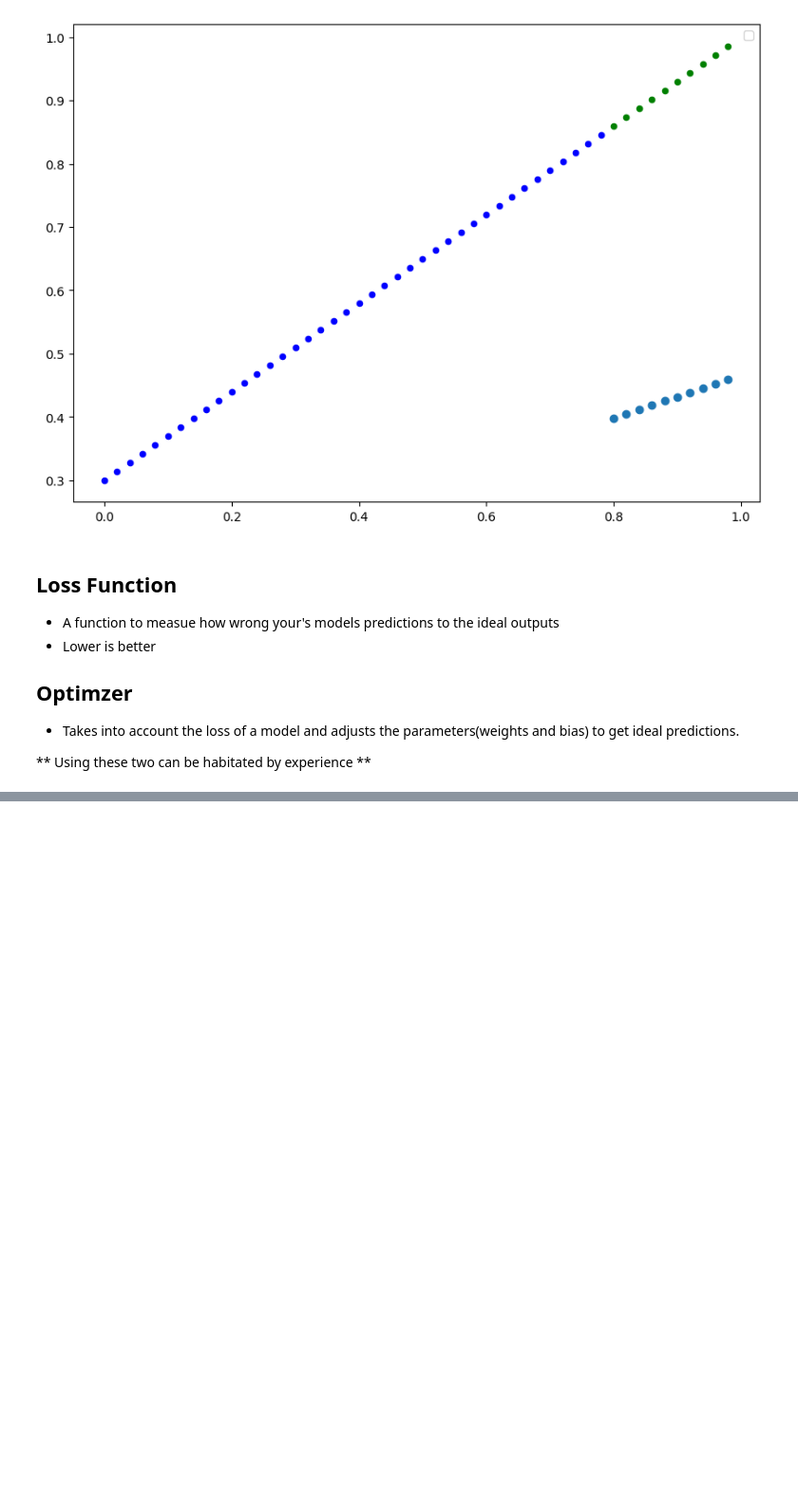
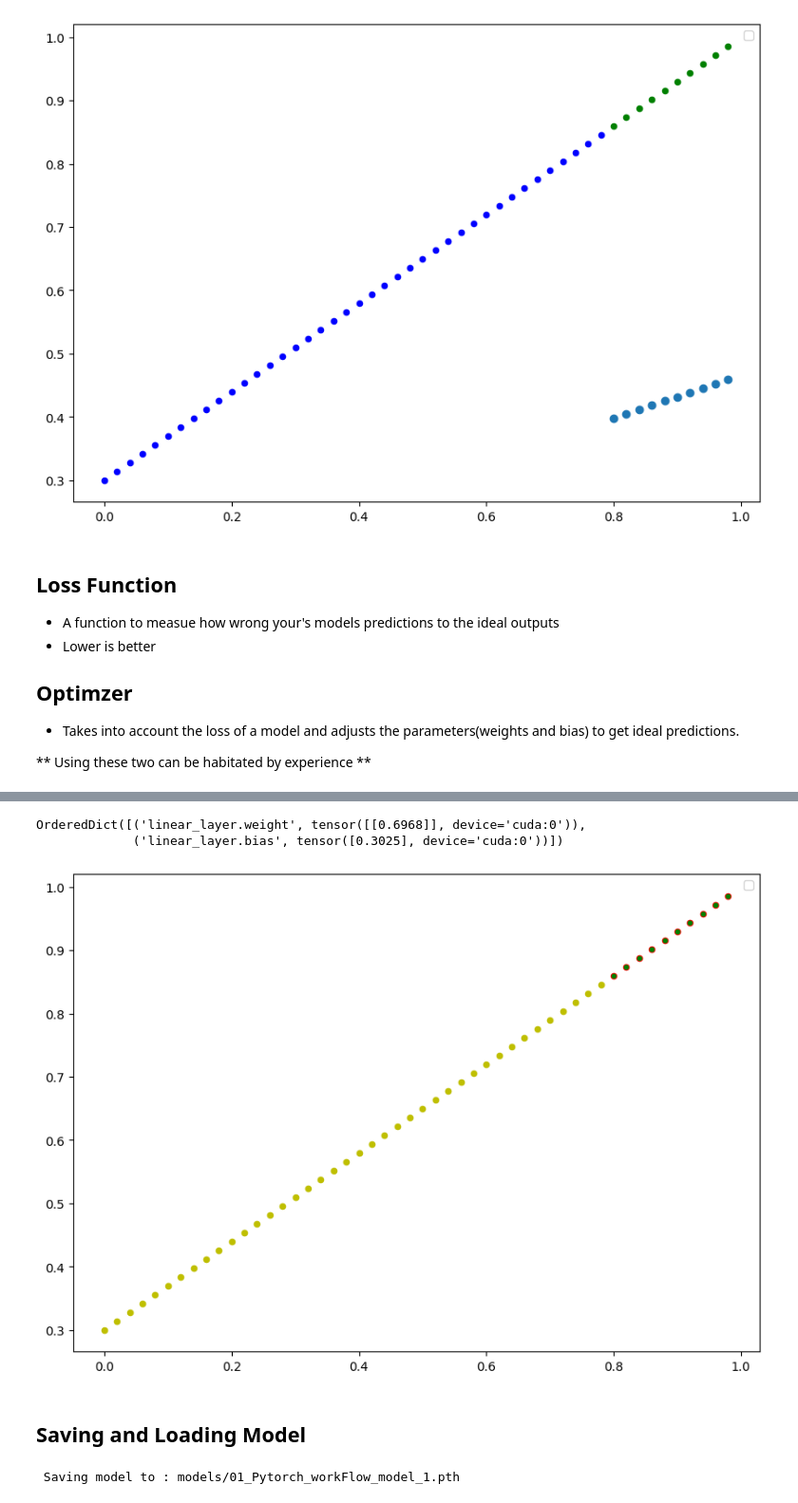
Before and after one commit to phani-x507/DeepLearning, a Jupyter notebook: 01_Pytorch_workfow.ipynb, the cells around one changed output, grey strips where cells are left out. Shown at 95% size. Drawn from its saved outputs; the diff is of its cells as text; code cells hidden in the pictures; blank space fills up the shorter version.

```diff
--- a/01_Pytorch_workfow.ipynb
+++ b/01_Pytorch_workfow.ipynb
@@ -196,7 +196,7 @@ train_loss_values = []
 test_loss_values = []
 for epoch in range(epochs):
   #Training
-  lin_reg.train().
+  lin_reg.train()
   #Fitting
   y_pred = lin_reg(X_train)
 
@@ -280,0 +348,16 @@ plt.legend();
+# %%
+class LinearRegressionV2(nn.Module):
+  def __init__(self):
+    super().__init__()
+  # Use nn.Linear() for creating the models parameters
+  # also called linear Transform, Dense Layer, Probe Layer, Fully Connected Layer
+    self.linear_layer = nn.Linear(in_features =1, out_features=1)
+  #In features => no of dependant variables
+  # out Features => no of independent variables
+
+  def forward (self, x:torch.Tensor) -> torch.Tensor:
+    return self.linear_layer(x) # because the default formula for nn.Linear is y = xA^T +b which is linear Regression Formula
+
+torch.manual_seed(42)
+model_1 = LinearRegressionV2()
+model_1.state_dict()
@@ -280,0 +379,6 @@ plt.legend();
+# %%
+# Loss function
+loss_fn = nn.L1Loss()
+
+# Optimizer
+optimizer = torch.optim.SGD( params= model_1.parameters(),lr = 0.01)
@@ -280,0 +439,47 @@ plt.legend();
+# %%
+model_1.state_dict()
+# %% [output]
+OrderedDict([('linear_layer.weight', tensor([[0.6968]], device='cuda:0')),
+             ('linear_layer.bias', tensor([0.3025], device='cuda:0'))])
+# %%
+def plot_predictions(train_data = x_train,
+                     train_labels = y_train,
+                     test_data = x_test,
+                     test_labels = y_test,
+                     predictions = None):
+
+  plt.figure(figsize=(10,7))
+  plt.scatter(train_data, train_labels, c='y',s=20)
+  plt.scatter(test_data , test_labels , c='r',s=20)
+  if predictions is not None:
+    plt.scatter(test_data, predictions , c= 'g', s=10)
+  plt.legend()
+  plt.plot()
+# %%
+import numpy as np
+y_predictions = model_1(x_test)
+
+y_predictions = y_predictions.detach().cpu().numpy()
+
+plot_predictions(train_data = x_train.to('cpu'), train_labels = y_train.to('cpu'),test_data = x_test.to('cpu') , test_labels = y_test.to('cpu'), predictions=y_predictions)
+# %% [output]
+[figure, added]
+# %% [markdown]
+## Saving and Loading Model
+# %%
+from pathlib import Path
+
+# Create models directory
+MODEL_PATH = Path("models")
+MODEL_PATH.mkdir(parents=True,exist_ok= True)
+
+# Create model and Save Path
+MODEL_NAME = "01_Pytorch_workFlow_model_1.pth"
+MODEL_SAVE_PATH = MODEL_PATH / MODEL_NAME
+
+
+# Save the model state dict
+print(f" Saving model to : {MODEL_SAVE_PATH}")
+torch.save(obj = model_1.state_dict(), f= MODEL_SAVE_PATH)
+# %% [output]
+ Saving model to : models/01_Pytorch_workFlow_model_1.pth
```
Also changed, not shown: parts of 17 cells of this notebook.
